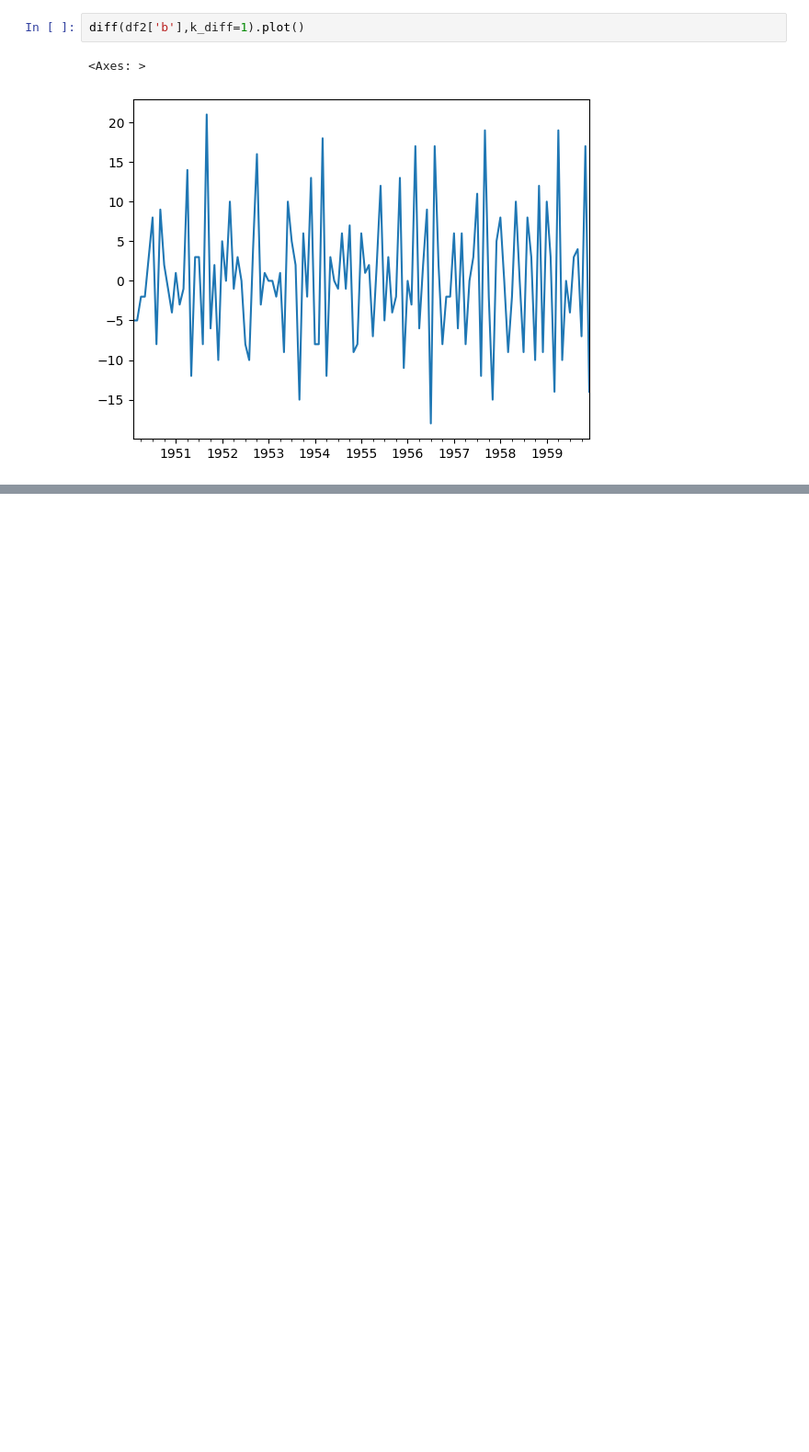
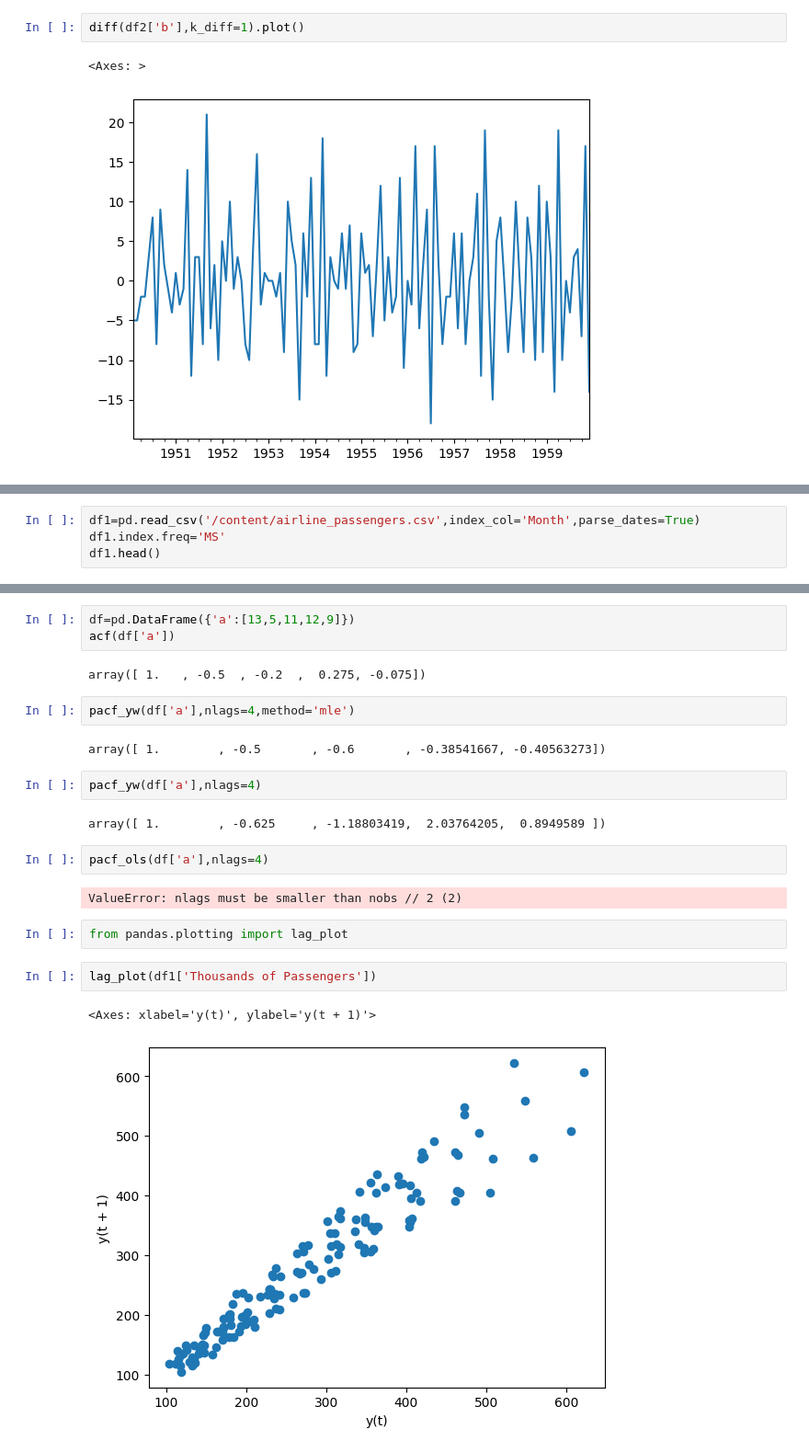
Before and after one commit to nmaiya/ColabTimeSeries, a Jupyter notebook: GeneralForcasting.ipynb, the cells around one changed output, grey strips where cells are left out. Shown at 92% size. Drawn from its saved outputs; the diff is of its cells as text; blank space fills up the shorter version.

Commit message:
This is after ACF and PACF models

```diff
--- a/GeneralForcasting.ipynb
+++ b/GeneralForcasting.ipynb
@@ -180,0 +185,4 @@ diff(df2['b'],k_diff=1).plot()
+# %%
+df1=pd.read_csv('/content/airline_passengers.csv',index_col='Month',parse_dates=True)
+df1.index.freq='MS'
+df1.head()
@@ -180,0 +209,24 @@ diff(df2['b'],k_diff=1).plot()
+# %%
+df=pd.DataFrame({'a':[13,5,11,12,9]})
+acf(df['a'])
+# %% [output]
+array([ 1.   , -0.5  , -0.2  ,  0.275, -0.075])
+# %%
+pacf_yw(df['a'],nlags=4,method='mle')
+# %% [output]
+array([ 1.        , -0.5       , -0.6       , -0.38541667, -0.40563273])
+# %%
+pacf_yw(df['a'],nlags=4)
+# %% [output]
+array([ 1.        , -0.625     , -1.18803419,  2.03764205,  0.8949589 ])
+# %%
+pacf_ols(df['a'],nlags=4)
+# %% [output]
+ValueError: nlags must be smaller than nobs // 2 (2)
+# %%
+from pandas.plotting import lag_plot
+# %%
+lag_plot(df1['Thousands of Passengers'])
+# %% [output]
+<Axes: xlabel='y(t)', ylabel='y(t + 1)'>
+[figure, added]
```
Also changed, not shown: parts of 8 cells of this notebook.
